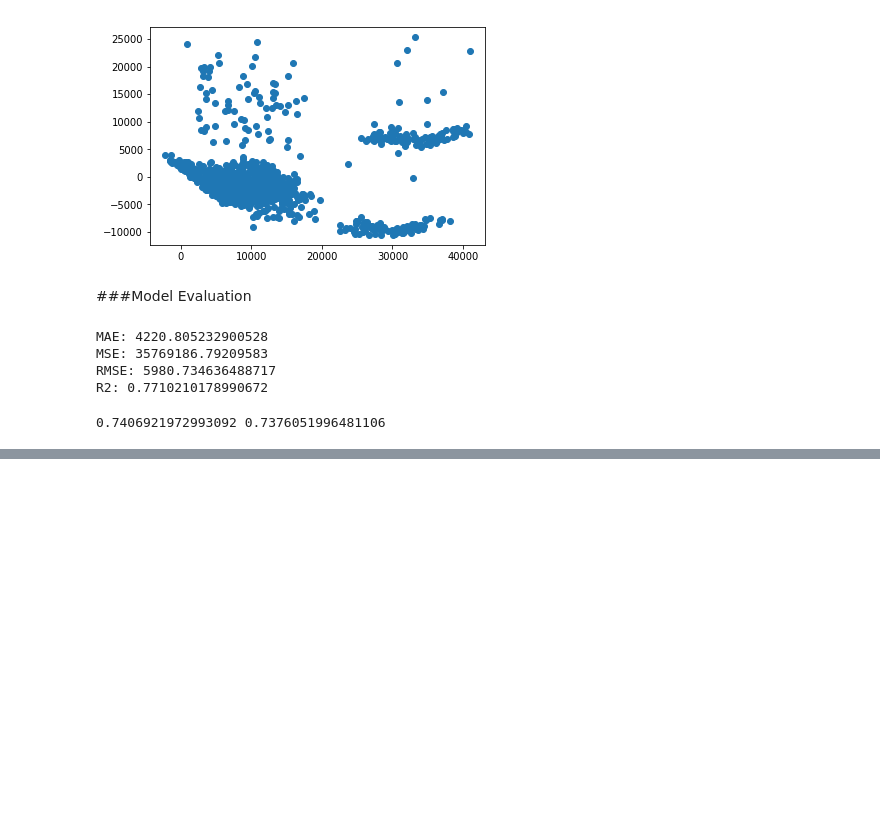
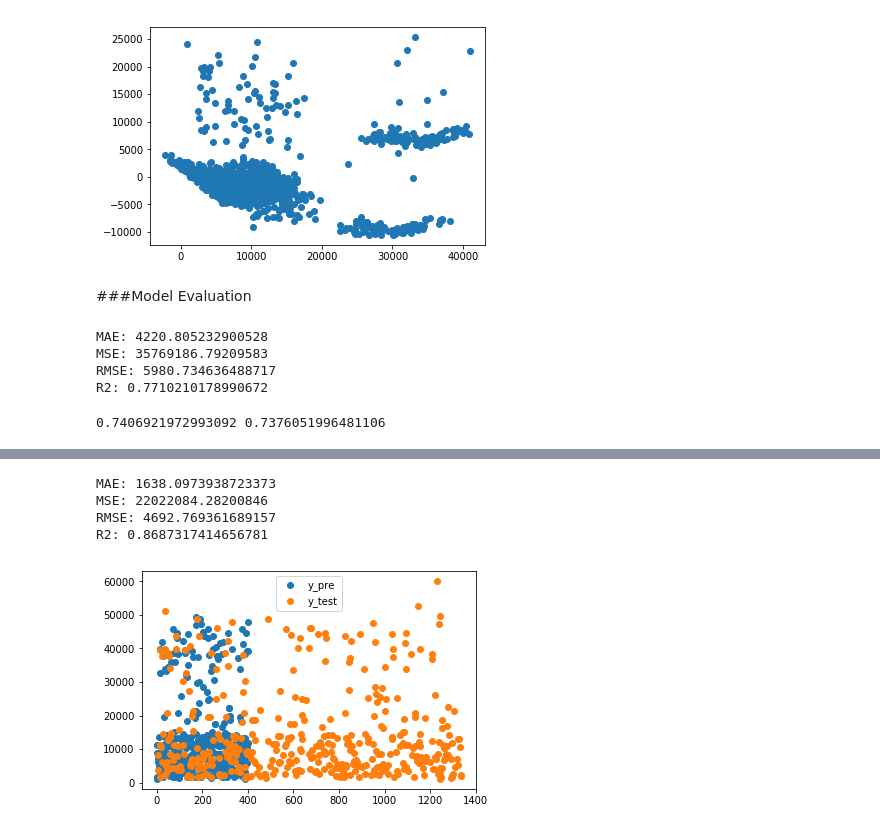
Before and after one commit to vishumestha/Python-Machine-Learning, a Jupyter notebook: Regression.ipynb, the cells around one changed output, grey strips where cells are left out. Saved outputs shown, nothing was run; the diff lists cells and outputs as text; code cells hidden in the pictures; blank space fills up the shorter version.

```diff
--- a/Regression.ipynb
+++ b/Regression.ipynb
@@ -316,0 +323,19 @@ print(r_squared, adjusted_r_squared)
+# %%
+ANN_Model=Sequential()
+
+input_shape=X_train.shape[1]
+# The Input Layer :
+ANN_Model.add(Dense(11,activation='relu',kernel_initializer='normal',input_dim = X_train.shape[1]))
+
+# The Hidden Layers :
+ANN_Model.add(Dense(20, kernel_initializer='normal',activation='relu'))
+ANN_Model.add(Dense(20, kernel_initializer='normal',activation='relu'))
+ANN_Model.add(Dense(20, kernel_initializer='normal',activation='relu'))
+
+
+# The Output Layer :
+ANN_Model.add(Dense(1, kernel_initializer='normal',activation='linear'))
+
+
+ANN_Model.compile(loss='mean_absolute_error', optimizer='adam', metrics=['mean_absolute_error'])
+ANN_Model.summary()
@@ -316,0 +360,6 @@ print(r_squared, adjusted_r_squared)
+# %%
+checkpoint_name = 'Weights-{epoch:03d}--{val_loss:.5f}.hdf5'
+checkpoint = ModelCheckpoint(checkpoint_name, monitor='val_loss', verbose = 1, save_best_only = True, mode ='auto')
+callbacks_list = [checkpoint]
+# %%
+ANN_Model.fit(X_train, y_train, epochs=1000, batch_size=32, validation_split = 0.2, callbacks=callbacks_list)
@@ -316,0 +385,20 @@ print(r_squared, adjusted_r_squared)
+# %%
+y_pred=ANN_Model.predict(X_test)
+y_pred[:,0]
+# %%
+print('MAE:', mean_absolute_error(y_test, y_pred))
+print('MSE:', mean_squared_error(y_test, y_pred))
+print('RMSE:', np.sqrt(mean_squared_error(y_test, y_pred)))
+print('R2:',r2_score(y_test, y_pred))
+# %% [output]
+MAE: 1638.0973938723373
+MSE: 22022084.28200846
+RMSE: 4692.769361689157
+R2: 0.8687317414656781
+# %%
+plt.plot(y_pred,lw=0,marker='o',label='y_pre')
+plt.plot(y_test,lw=0,marker='o',label='y_test')
+plt.legend()
+plt.show()
+# %% [output]
+[figure, added]
```
Also changed, not shown: parts of 7 cells of this notebook.
